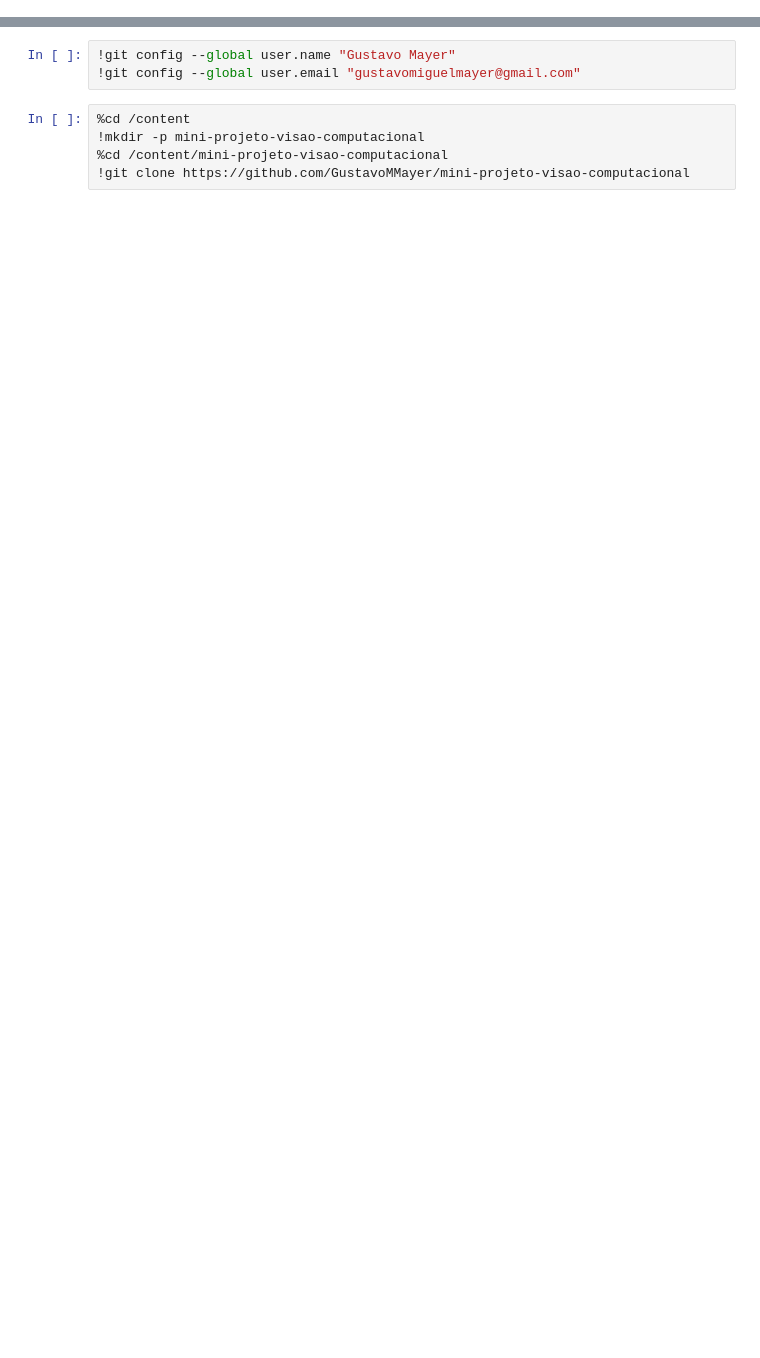
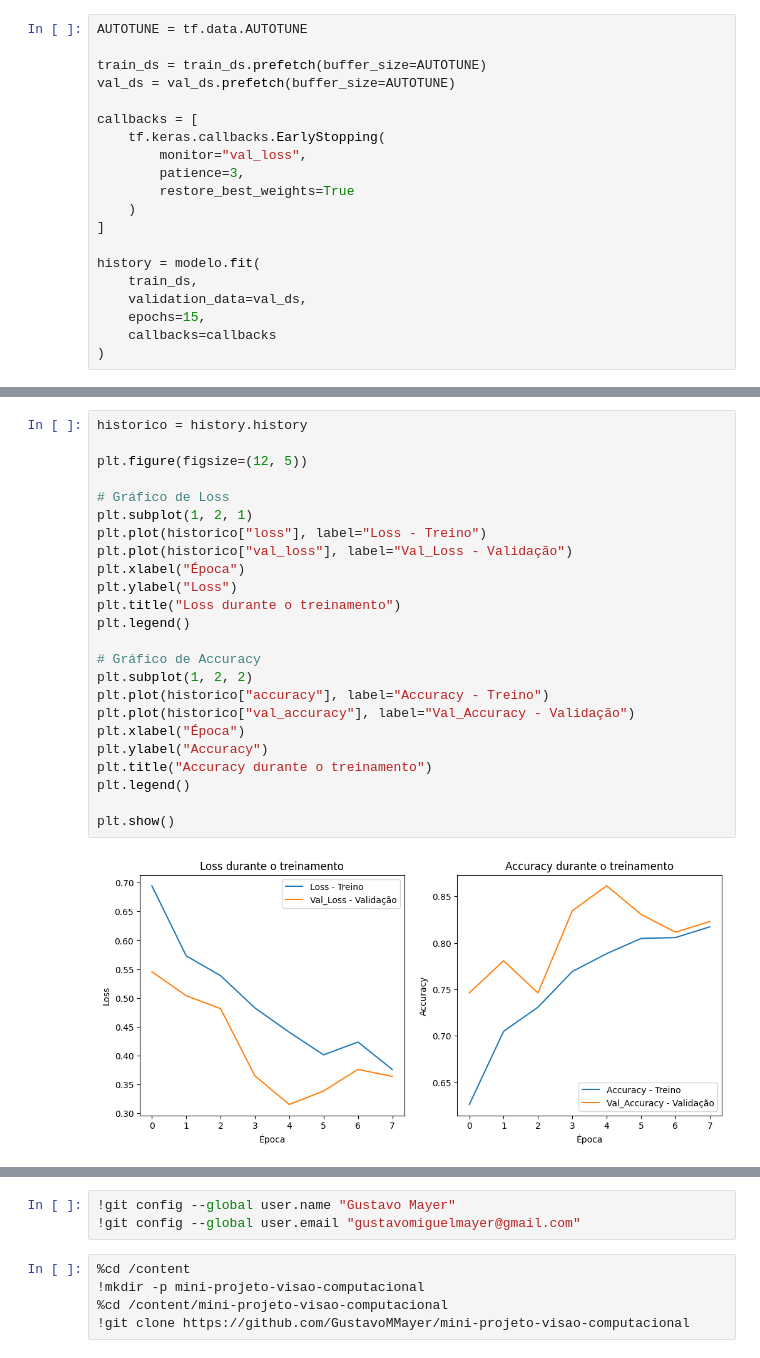
Before and after one commit to GustavoMMayer/mini-projeto-visao-computacional, a Jupyter notebook: Mini_Projeto_Visao_Computacional.ipynb, the cells around one changed output, grey strips where cells are left out. Drawn from its saved outputs; the diff is of its cells as text; blank space fills up the shorter version.

Commit message:
"feat: implementa treinamento e avaliacao da CNN"

```diff
--- a/Mini_Projeto_Visao_Computacional.ipynb
+++ b/Mini_Projeto_Visao_Computacional.ipynb
@@ -214,0 +357,20 @@ final será realizada pela Rede Neural Convolucional.
+# %%
+AUTOTUNE = tf.data.AUTOTUNE
+
+train_ds = train_ds.prefetch(buffer_size=AUTOTUNE)
+val_ds = val_ds.prefetch(buffer_size=AUTOTUNE)
+
+callbacks = [
+    tf.keras.callbacks.EarlyStopping(
+        monitor="val_loss",
+        patience=3,
+        restore_best_weights=True
+    )
+]
+
+history = modelo.fit(
+    train_ds,
+    validation_data=val_ds,
+    epochs=15,
+    callbacks=callbacks
+)
@@ -214,0 +394,26 @@ final será realizada pela Rede Neural Convolucional.
+# %%
+historico = history.history
+
+plt.figure(figsize=(12, 5))
+
+# Gráfico de Loss
+plt.subplot(1, 2, 1)
+plt.plot(historico["loss"], label="Loss - Treino")
+plt.plot(historico["val_loss"], label="Val_Loss - Validação")
+plt.xlabel("Época")
+plt.ylabel("Loss")
+plt.title("Loss durante o treinamento")
+plt.legend()
+
+# Gráfico de Accuracy
+plt.subplot(1, 2, 2)
+plt.plot(historico["accuracy"], label="Accuracy - Treino")
+plt.plot(historico["val_accuracy"], label="Val_Accuracy - Validação")
+plt.xlabel("Época")
+plt.ylabel("Accuracy")
+plt.title("Accuracy durante o treinamento")
+plt.legend()
+
+plt.show()
+# %% [output]
+[figure, added]
```
Also changed, not shown: parts of 31 cells of this notebook.
